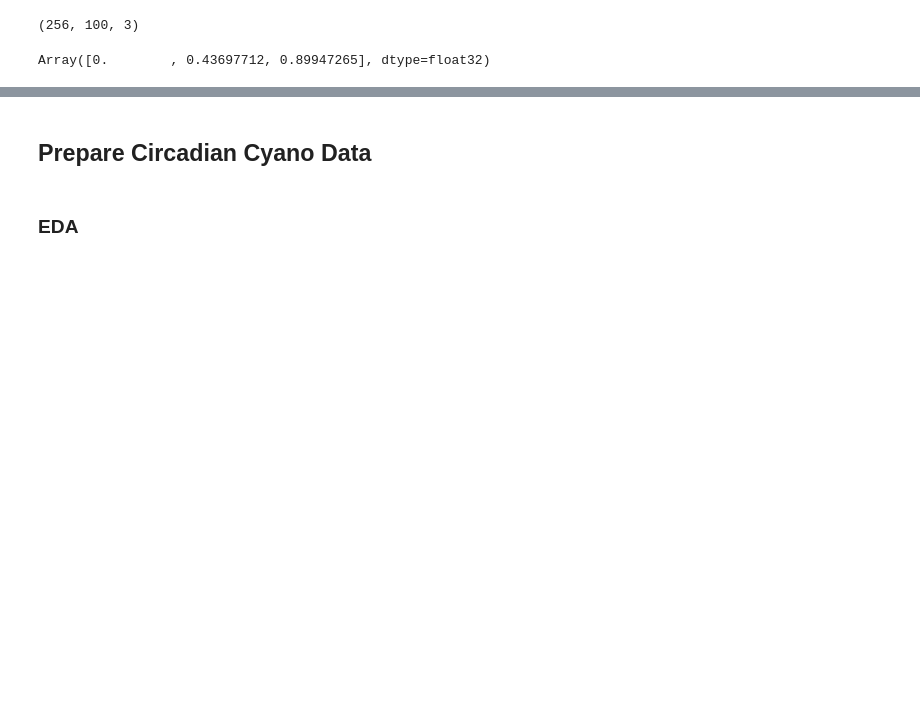
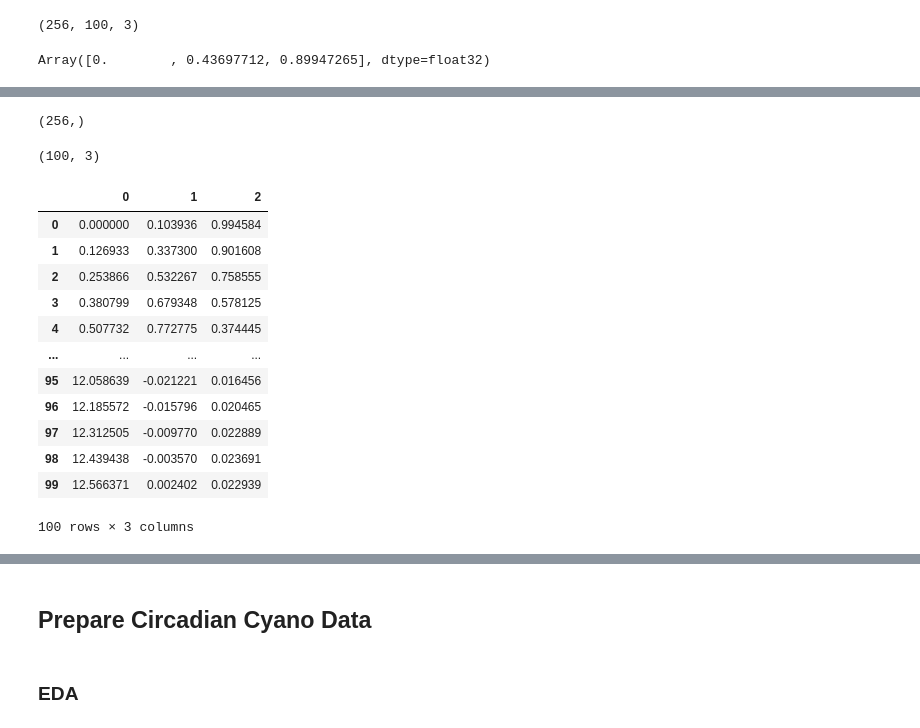
Before and after one commit to snjie209/masters, a Jupyter notebook: notebooks/KaiAC_Diffrax.ipynb, the cells around one changed output, grey strips where cells are left out. Cells and saved outputs as stored; diff of their text form; code cells hidden in the pictures; blank space fills up the shorter version.

```diff
--- a/notebooks/KaiAC_Diffrax.ipynb
+++ b/notebooks/KaiAC_Diffrax.ipynb
@@ -572,0 +569,24 @@ return ts, coeffs, labels, data_size
+# %%
+labels.shape
+# %% [output]
+(256,)
+# %%
+ys_[0].shape
+# %% [output]
+(100, 3)
+# %%
+pd.DataFrame(ys_[0])
+# %% [output]
+|  | 0 | 1 | 2 |
+| 0 | 0.000000 | 0.103936 | 0.994584 |
+| 1 | 0.126933 | 0.337300 | 0.901608 |
+| 2 | 0.253866 | 0.532267 | 0.758555 |
+| 3 | 0.380799 | 0.679348 | 0.578125 |
+| 4 | 0.507732 | 0.772775 | 0.374445 |
+| ... | ... | ... | ... |
+| 95 | 12.058639 | -0.021221 | 0.016456 |
+| 96 | 12.185572 | -0.015796 | 0.020465 |
+| 97 | 12.312505 | -0.009770 | 0.022889 |
+| 98 | 12.439438 | -0.003570 | 0.023691 |
+| 99 | 12.566371 | 0.002402 | 0.022939 |
+100 rows × 3 columns
```
Also changed, not shown: parts of 93 cells of this notebook, 3 other files.
